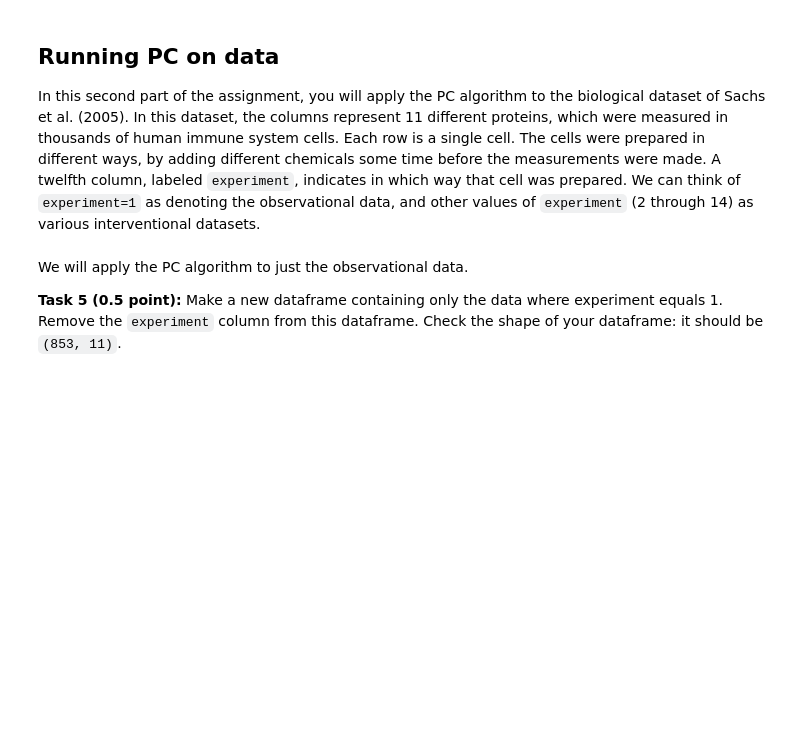
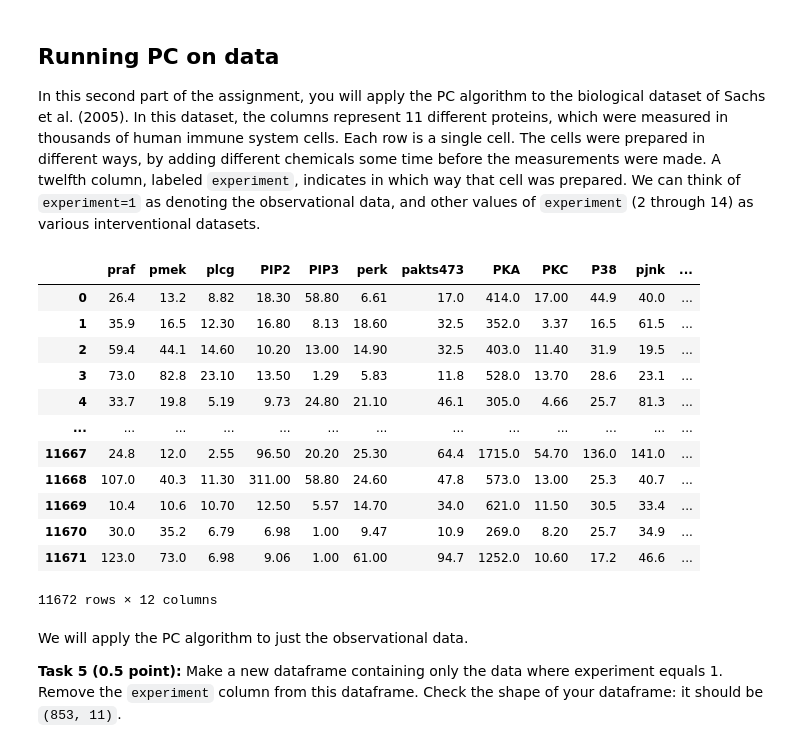
Before and after one commit to FelixCeard/Advanced-Machine-Learning, a Jupyter notebook: Group22_Ass4/AML_assignment4.ipynb, the cells around one changed output. Cells and saved outputs as stored; diff of their text form; code cells hidden in the pictures; blank space fills up the shorter version.

```diff
--- a/Group22_Ass4/AML_assignment4.ipynb
+++ b/Group22_Ass4/AML_assignment4.ipynb
@@ -413,7 +438,22 @@ In this second part of the assignment, you will apply the PC algorithm to the bi
 # %%
 import pandas as pd
 
 all_data = pd.read_csv("sachs2005_combined.csv", sep='\t')
+all_data
+# %% [output]
+|  | praf | pmek | plcg | PIP2 | PIP3 | perk | pakts473 | PKA | PKC | P38 | pjnk | ... |
+| 0 | 26.4 | 13.2 | 8.82 | 18.30 | 58.80 | 6.61 | 17.0 | 414.0 | 17.00 | 44.9 | 40.0 | ... |
+| 1 | 35.9 | 16.5 | 12.30 | 16.80 | 8.13 | 18.60 | 32.5 | 352.0 | 3.37 | 16.5 | 61.5 | ... |
+| 2 | 59.4 | 44.1 | 14.60 | 10.20 | 13.00 | 14.90 | 32.5 | 403.0 | 11.40 | 31.9 | 19.5 | ... |
+| 3 | 73.0 | 82.8 | 23.10 | 13.50 | 1.29 | 5.83 | 11.8 | 528.0 | 13.70 | 28.6 | 23.1 | ... |
+| 4 | 33.7 | 19.8 | 5.19 | 9.73 | 24.80 | 21.10 | 46.1 | 305.0 | 4.66 | 25.7 | 81.3 | ... |
+| ... | ... | ... | ... | ... | ... | ... | ... | ... | ... | ... | ... | ... |
+| 11667 | 24.8 | 12.0 | 2.55 | 96.50 | 20.20 | 25.30 | 64.4 | 1715.0 | 54.70 | 136.0 | 141.0 | ... |
+| 11668 | 107.0 | 40.3 | 11.30 | 311.00 | 58.80 | 24.60 | 47.8 | 573.0 | 13.00 | 25.3 | 40.7 | ... |
+| 11669 | 10.4 | 10.6 | 10.70 | 12.50 | 5.57 | 14.70 | 34.0 | 621.0 | 11.50 | 30.5 | 33.4 | ... |
+| 11670 | 30.0 | 35.2 | 6.79 | 6.98 | 1.00 | 9.47 | 10.9 | 269.0 | 8.20 | 25.7 | 34.9 | ... |
+| 11671 | 123.0 | 73.0 | 6.98 | 9.06 | 1.00 | 61.00 | 94.7 | 1252.0 | 10.60 | 17.2 | 46.6 | ... |
+11672 rows × 12 columns
 # %% [markdown]
 We will apply the PC algorithm to just the observational data.
 
```
Also changed, not shown: parts of 6 cells of this notebook.
